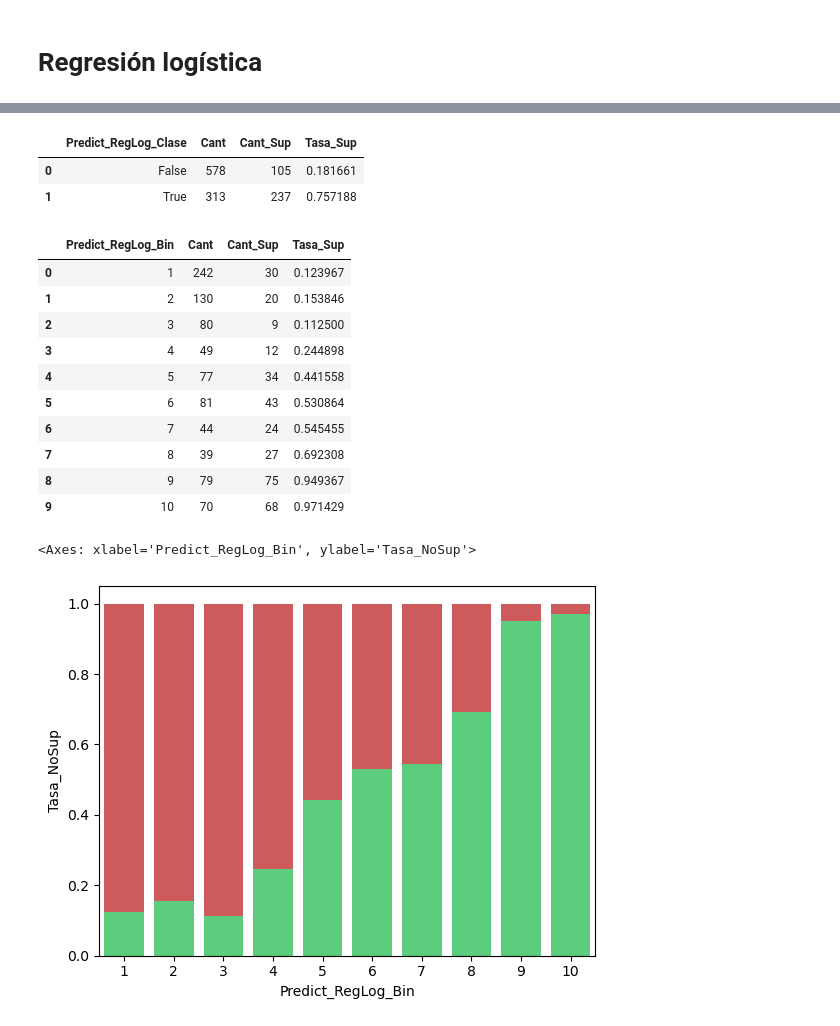
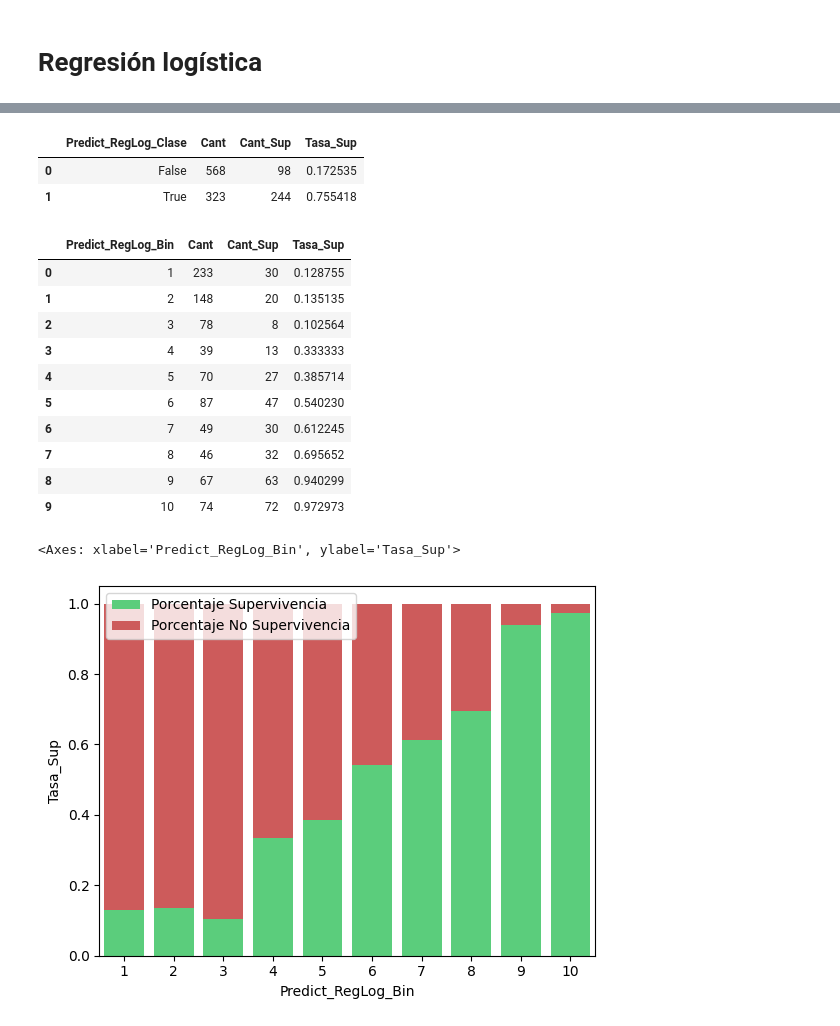
Before and after one commit to xlisouski/CursoDS, a Jupyter notebook: 14_ModelosClasificacion.ipynb, the cells around one changed output, grey strips where cells are left out. Drawn from its saved outputs; the diff is of its cells as text; code cells hidden in the pictures.

```diff
--- a/14_ModelosClasificacion.ipynb
+++ b/14_ModelosClasificacion.ipynb
@@ -48,11 +50,10 @@ Name: Age_Completa, dtype: int64
 # Genero predictores a usar
 df['Es_Mujer'] = df['Sex'] == 'female'
 df['Es_Clase1'] = df['Pclass'] == 1
-df['Es_Clase2'] = df['Pclass'] == 2
 df['Es_Clase3'] = df['Pclass'] == 3
 
 # Los enlisto:
-lista_predictores = ['Es_Mujer','Es_Clase1','Es_Clase2','Es_Clase3','Age_Completa']
+lista_predictores = ['Es_Mujer','Es_Clase1','Es_Clase3','Age_Completa']
 
 # Los transformo en matriz:
 X = df[lista_predictores].values
@@ -216,17 +225,2 @@ sns.barplot(data=resultados_nodo,
 # %% [markdown]
 # Regresión logística
-# %%
-# Genero predictores
-sexo_sup = df[['Survived','Sex']].groupby(by=['Sex']).mean().reset_index()
-sexo_sup.rename(columns={'Survived': 'Sex_Surv'}, inplace=True)
-df = df.merge(sexo_sup,
-              left_on = 'Sex',
-              right_on = 'Sex',
-              how = 'left')
-# %%
-pclass_sup = df[['Survived','Pclass']].groupby(by=['Pclass']).mean().reset_index()
-pclass_sup.rename(columns={'Survived': 'Pclass_Surv'}, inplace=True)
-df = df.merge(pclass_sup,
-              left_on = 'Pclass',
-              right_on = 'Pclass',
-              how = 'left')
@@ -243,6 +227,6 @@ df.head()
 # %%
 # Genero el modelo
-formula = "Survived ~ Sex_Surv + Pclass_Surv + Age_Completa"
+formula = "Survived ~ Es_Mujer + Es_Clase1 + Es_Clase3 + Age_Completa"
 reg_log = smf.logit(formula, data = df).fit()
 
 # Ver el resumen de resultados
@@ -323,8 +306,8 @@ resultados = df.groupby('Predict_RegLog_Clase').agg(
 resultados
 # %% [output]
 |  | Predict_RegLog_Clase | Cant | Cant_Sup | Tasa_Sup |
-| 0 | False | 578 | 105 | 0.181661 |
-| 1 | True | 313 | 237 | 0.757188 |
+| 0 | False | 568 | 98 | 0.172535 |
+| 1 | True | 323 | 244 | 0.755418 |
 # %%
 # Groupby por prediccion de decil:
 bin_edges = [0.0, 0.1, 0.2, 0.3, 0.4, 0.5, 0.6, 0.7, 0.8, 0.9, 1.0]
@@ -335,23 +318,23 @@ df['Predict_RegLog_Bin'] = pd.cut(df['Predict_Prob_RegLog'],
                                   include_lowest=True)
 # %%
 resultados_nodo = df.groupby('Predict_RegLog_Bin').agg(
-    Cant = ('Predict_RegLog_Decil', 'count'),
+    Cant = ('Predict_RegLog_Bin', 'count'),
     Cant_Sup = ('Survived', 'sum'),
     Tasa_Sup = ('Survived', 'mean')
 ).reset_index()
 resultados_nodo
 # %% [output]
 |  | Predict_RegLog_Bin | Cant | Cant_Sup | Tasa_Sup |
-| 0 | 1 | 242 | 30 | 0.123967 |
-| 1 | 2 | 130 | 20 | 0.153846 |
-| 2 | 3 | 80 | 9 | 0.112500 |
-| 3 | 4 | 49 | 12 | 0.244898 |
-| 4 | 5 | 77 | 34 | 0.441558 |
-| 5 | 6 | 81 | 43 | 0.530864 |
-| 6 | 7 | 44 | 24 | 0.545455 |
-| 7 | 8 | 39 | 27 | 0.692308 |
-| 8 | 9 | 79 | 75 | 0.949367 |
-| 9 | 10 | 70 | 68 | 0.971429 |
+| 0 | 1 | 233 | 30 | 0.128755 |
+| 1 | 2 | 148 | 20 | 0.135135 |
+| 2 | 3 | 78 | 8 | 0.102564 |
+| 3 | 4 | 39 | 13 | 0.333333 |
+| 4 | 5 | 70 | 27 | 0.385714 |
+| 5 | 6 | 87 | 47 | 0.540230 |
+| 6 | 7 | 49 | 30 | 0.612245 |
+| 7 | 8 | 46 | 32 | 0.695652 |
+| 8 | 9 | 67 | 63 | 0.940299 |
+| 9 | 10 | 74 | 72 | 0.972973 |
 # %%
 # Barplot por nodo
 resultados_nodo['Tasa_NoSup'] = (1 - resultados_nodo['Tasa_Sup'])
@@ -367,5 +350,5 @@ sns.barplot(data=resultados_nodo,
             label = 'Porcentaje No Supervivencia',
             color = '#E04848')
 # %% [output]
-<Axes: xlabel='Predict_RegLog_Bin', ylabel='Tasa_NoSup'>
+<Axes: xlabel='Predict_RegLog_Bin', ylabel='Tasa_Sup'>
-[figure, old version]
+[figure, new version]
```
Also changed, not shown: parts of 13 cells of this notebook.
